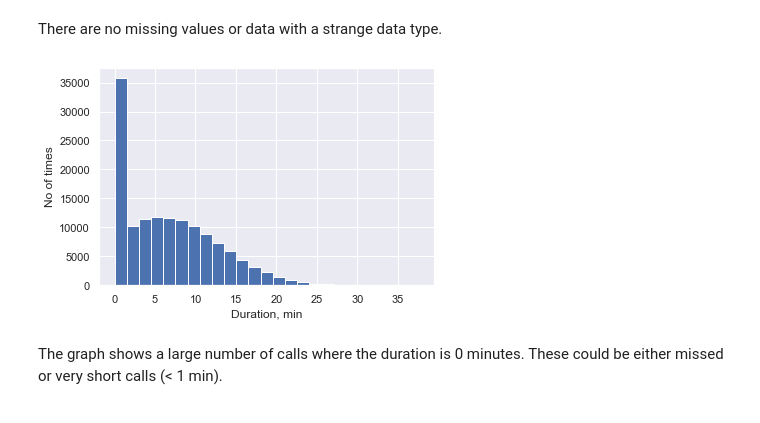
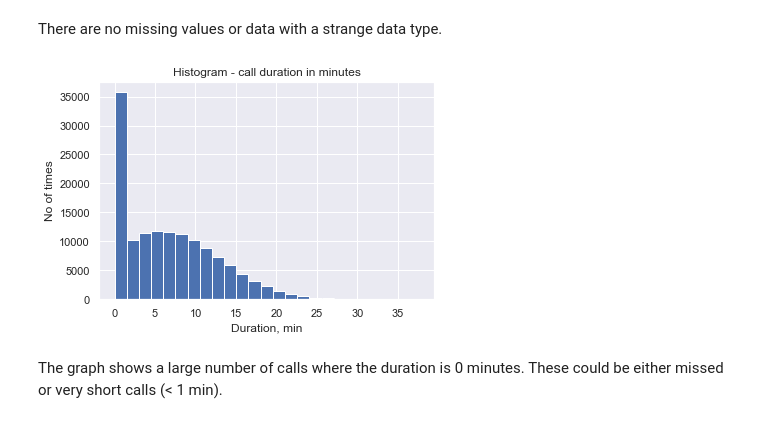
Before and after one commit to dpyshnenko/Data-Analytics-Projects, a Jupyter notebook: Exploratory Data Analysis - Telecom/telecom_project.ipynb, the cells around one changed output. Saved outputs shown, nothing was run; the diff lists cells and outputs as text; code cells hidden in the pictures.

```diff
--- a/Exploratory Data Analysis - Telecom/telecom_project.ipynb
+++ b/Exploratory Data Analysis - Telecom/telecom_project.ipynb
@@ -54,11 +55,12 @@ There are no missing values or data with a strange data type.
 # %%
 # Create a histogram representing the "call duration in minutes"
 plt.hist(calls['duration'], bins=25)
 plt.ylabel('No of times')
 plt.xlabel('Duration, min')
+plt.title('Histogram - call duration in minutes')
 plt.show()
 # %% [output]
-[figure, old version]
+[figure, new version]
 # %% [markdown]
 The graph shows a large number of calls where the duration is 0 minutes.
 These could be either missed or very short calls (< 1 min).
```
Also changed, not shown: parts of 31 cells of this notebook.
